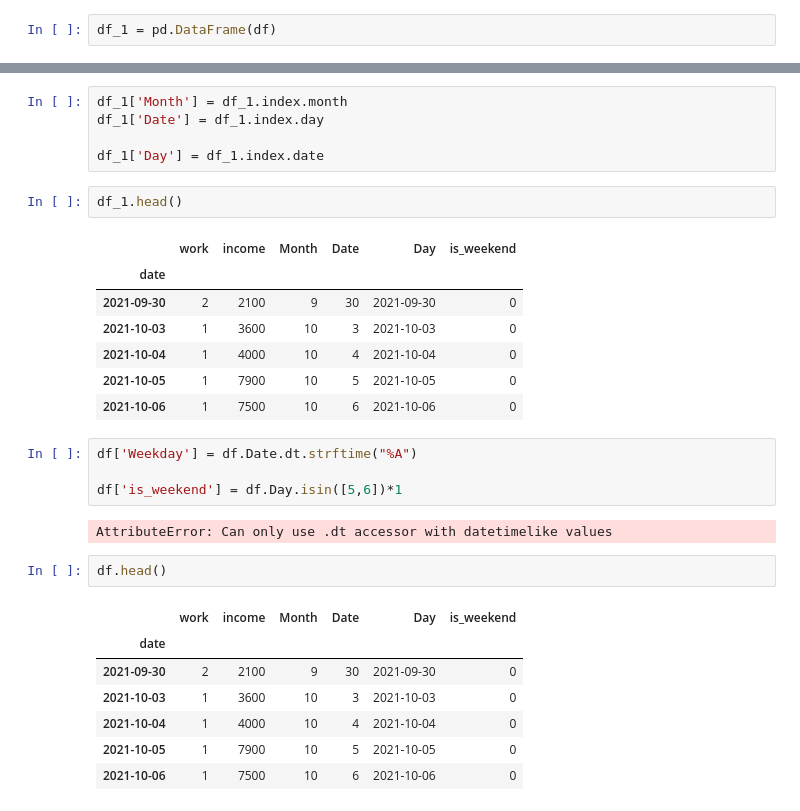
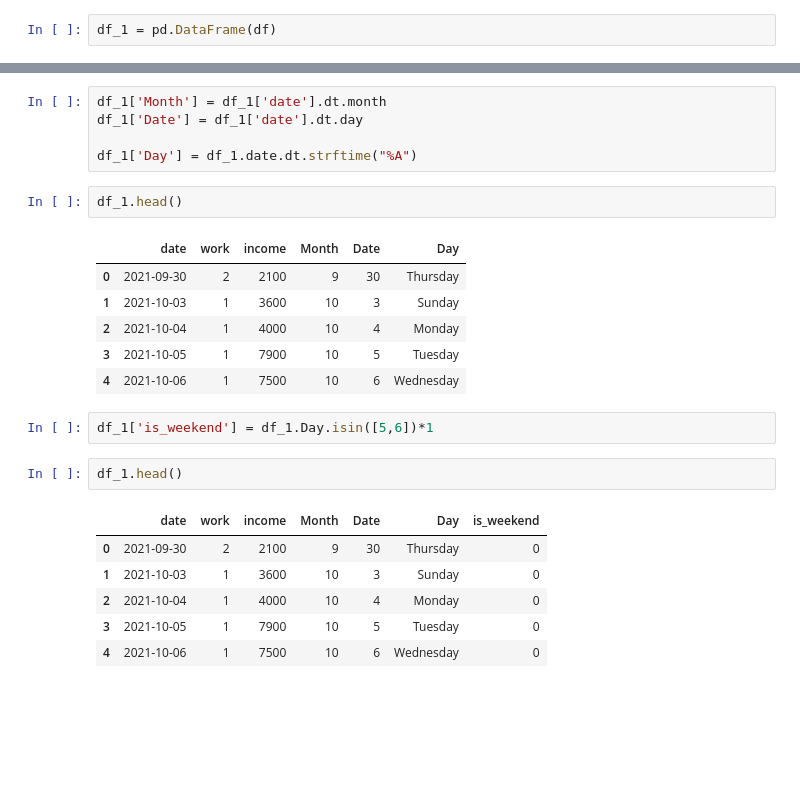
Before and after one commit to wessware/time_series_forecasting_linear_ml_models, a Jupyter notebook: models/linear_regressor_time_series_forecaster.ipynb, the cells around one changed output, grey strips where cells are left out. Cells and saved outputs as stored; diff of their text form; blank space fills up the shorter version.

Commit message:
datetime manipulations done

```diff
--- a/models/linear_regressor_time_series_forecaster.ipynb
+++ b/models/linear_regressor_time_series_forecaster.ipynb
@@ -250,31 +242,25 @@ DatetimeIndex(['2021-09-30', '2021-10-03', '2021-10-04', '2021-10-05',
 # %%
-df_1['Month'] = df_1.index.month
-df_1['Date'] = df_1.index.day
+df_1['Month'] = df_1['date'].dt.month
+df_1['Date'] = df_1['date'].dt.day
 
-df_1['Day'] = df_1.index.date
+df_1['Day'] = df_1.date.dt.strftime("%A")
 # %%
 df_1.head()
 # %% [output]
-|  | work | income | Month | Date | Day | is_weekend |
-| date |  |  |  |  |  |  |
-| 2021-09-30 | 2 | 2100 | 9 | 30 | 2021-09-30 | 0 |
-| 2021-10-03 | 1 | 3600 | 10 | 3 | 2021-10-03 | 0 |
-| 2021-10-04 | 1 | 4000 | 10 | 4 | 2021-10-04 | 0 |
-| 2021-10-05 | 1 | 7900 | 10 | 5 | 2021-10-05 | 0 |
-| 2021-10-06 | 1 | 7500 | 10 | 6 | 2021-10-06 | 0 |
+|  | date | work | income | Month | Date | Day |
+| 0 | 2021-09-30 | 2 | 2100 | 9 | 30 | Thursday |
+| 1 | 2021-10-03 | 1 | 3600 | 10 | 3 | Sunday |
+| 2 | 2021-10-04 | 1 | 4000 | 10 | 4 | Monday |
+| 3 | 2021-10-05 | 1 | 7900 | 10 | 5 | Tuesday |
+| 4 | 2021-10-06 | 1 | 7500 | 10 | 6 | Wednesday |
 # %%
-df['Weekday'] = df.Date.dt.strftime("%A")
-
-df['is_weekend'] = df.Day.isin([5,6])*1
+df_1['is_weekend'] = df_1.Day.isin([5,6])*1
-# %% [output]
-AttributeError: Can only use .dt accessor with datetimelike values
 # %%
-df.head()
+df_1.head()
 # %% [output]
-|  | work | income | Month | Date | Day | is_weekend |
-| date |  |  |  |  |  |  |
-| 2021-09-30 | 2 | 2100 | 9 | 30 | 2021-09-30 | 0 |
-| 2021-10-03 | 1 | 3600 | 10 | 3 | 2021-10-03 | 0 |
-| 2021-10-04 | 1 | 4000 | 10 | 4 | 2021-10-04 | 0 |
-| 2021-10-05 | 1 | 7900 | 10 | 5 | 2021-10-05 | 0 |
-| 2021-10-06 | 1 | 7500 | 10 | 6 | 2021-10-06 | 0 |
+|  | date | work | income | Month | Date | Day | is_weekend |
+| 0 | 2021-09-30 | 2 | 2100 | 9 | 30 | Thursday | 0 |
+| 1 | 2021-10-03 | 1 | 3600 | 10 | 3 | Sunday | 0 |
+| 2 | 2021-10-04 | 1 | 4000 | 10 | 4 | Monday | 0 |
+| 3 | 2021-10-05 | 1 | 7900 | 10 | 5 | Tuesday | 0 |
+| 4 | 2021-10-06 | 1 | 7500 | 10 | 6 | Wednesday | 0 |
```
Also changed, not shown: parts of 4 cells of this notebook.
